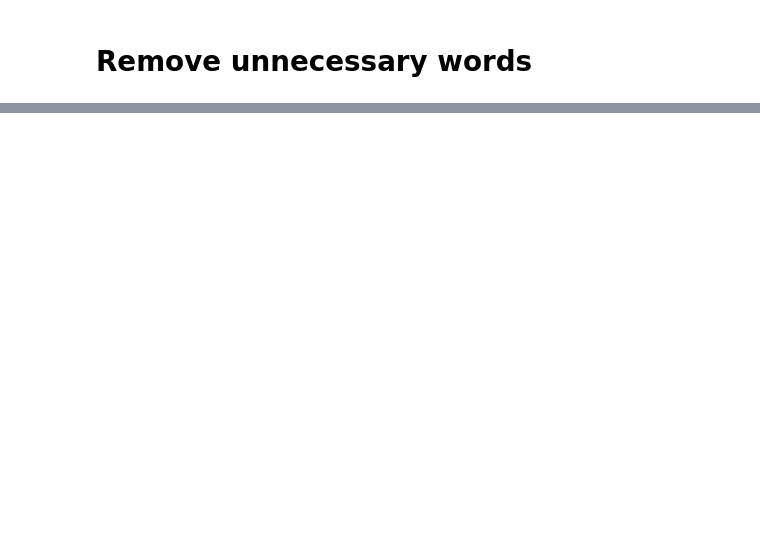
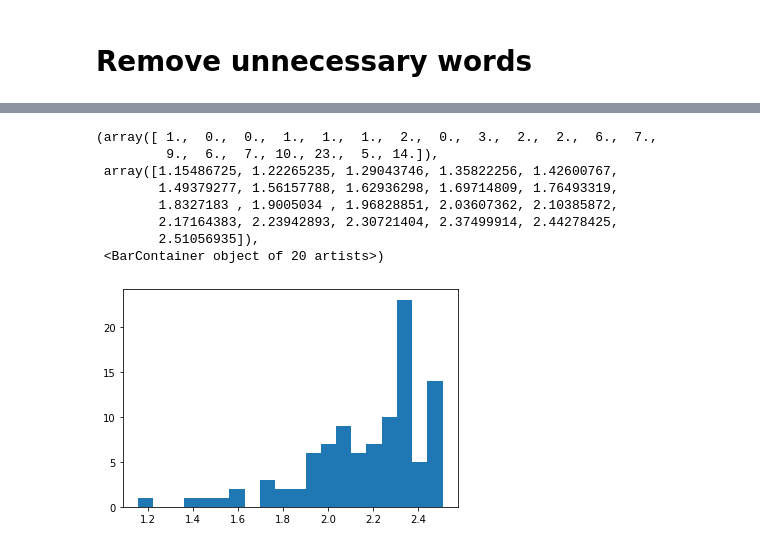
Before and after one commit to MunjungKim/report2vec, a Jupyter notebook: Analysis/1-test-parsing.ipynb, the cells around one changed output, grey strips where cells are left out. Drawn from its saved outputs; the diff is of its cells as text; code cells hidden in the pictures; blank space fills up the shorter version.

```diff
--- a/Analysis/1-test-parsing.ipynb
+++ b/Analysis/1-test-parsing.ipynb
@@ -325,0 +330,9 @@ for i in tqdm(range(len(all_data3))):
+# %%
+#instantiate CountVectorizer()
+cv=CountVectorizer()
+
+# this steps generates word counts for the words in your docs
+word_count_vector=cv.fit_transform(into_one_list)
+# %%
+tfidf_transformer=TfidfTransformer(smooth_idf=True,use_idf=True)
+tfidf_transformer.fit(word_count_vector)
@@ -325,0 +341,6 @@ for i in tqdm(range(len(all_data3))):
+# %%
+# print idf values
+df_idf = pd.DataFrame(tfidf_transformer.idf_, index=cv.get_feature_names(),columns=["idf_weights"])
+
+# sort ascending
+df_idf.sort_values(by=['idf_weights'])
@@ -325,0 +361,14 @@ for i in tqdm(range(len(all_data3))):
+# %%
+top_100 = df_idf.sort_values(by=['idf_weights'])[:100]
+# %%
+plt.hist([x for x in top_100['idf_weights'][:100]],bins=20)
+# %% [output]
+(array([ 1.,  0.,  0.,  1.,  1.,  1.,  2.,  0.,  3.,  2.,  2.,  6.,  7.,
+         9.,  6.,  7., 10., 23.,  5., 14.]),
+ array([1.15486725, 1.22265235, 1.29043746, 1.35822256, 1.42600767,
+        1.49379277, 1.56157788, 1.62936298, 1.69714809, 1.76493319,
+        1.8327183 , 1.9005034 , 1.96828851, 2.03607362, 2.10385872,
+        2.17164383, 2.23942893, 2.30721404, 2.37499914, 2.44278425,
+        2.51056935]),
+ <BarContainer object of 20 artists>)
+[figure, added]
```
Also changed, not shown: parts of 64 cells of this notebook.
